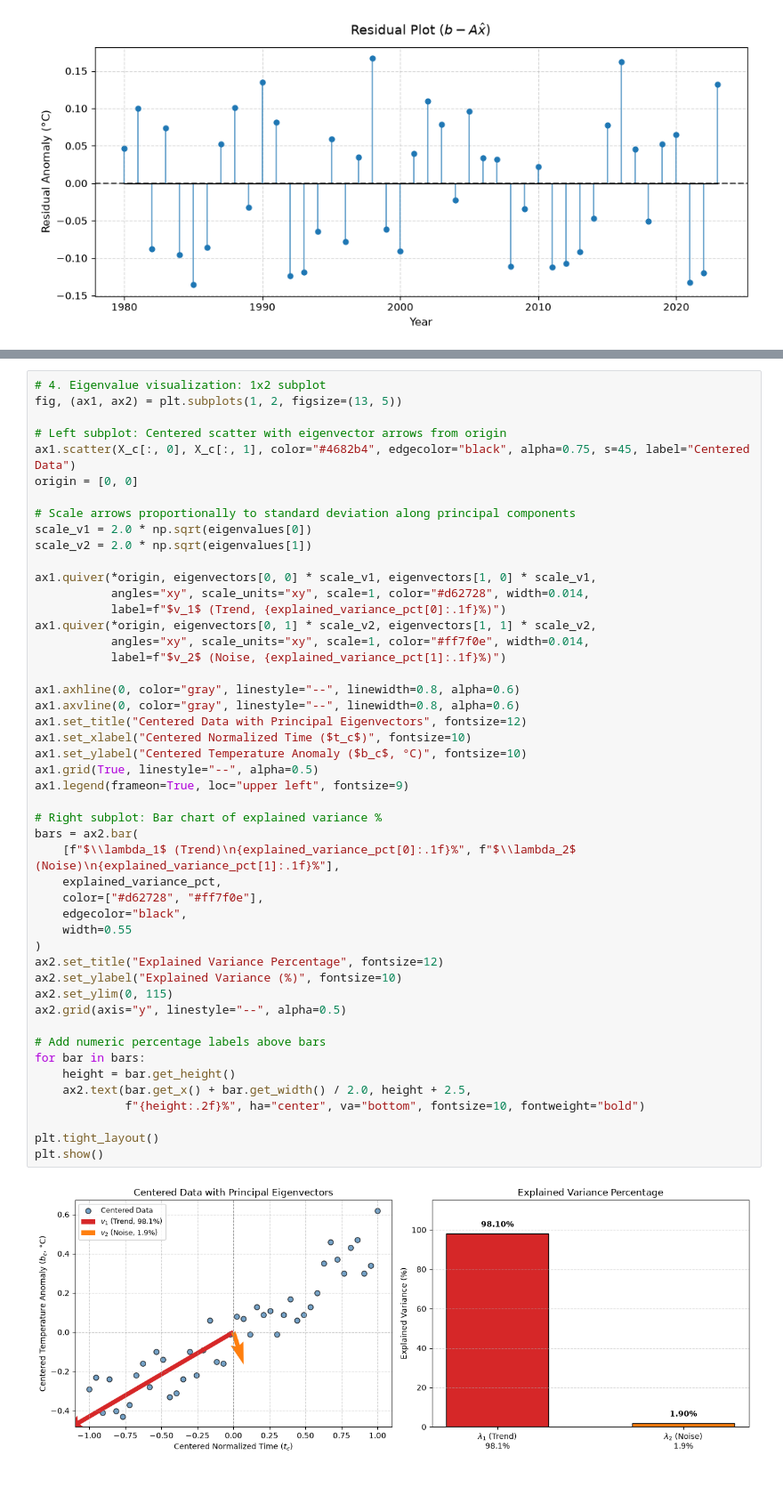
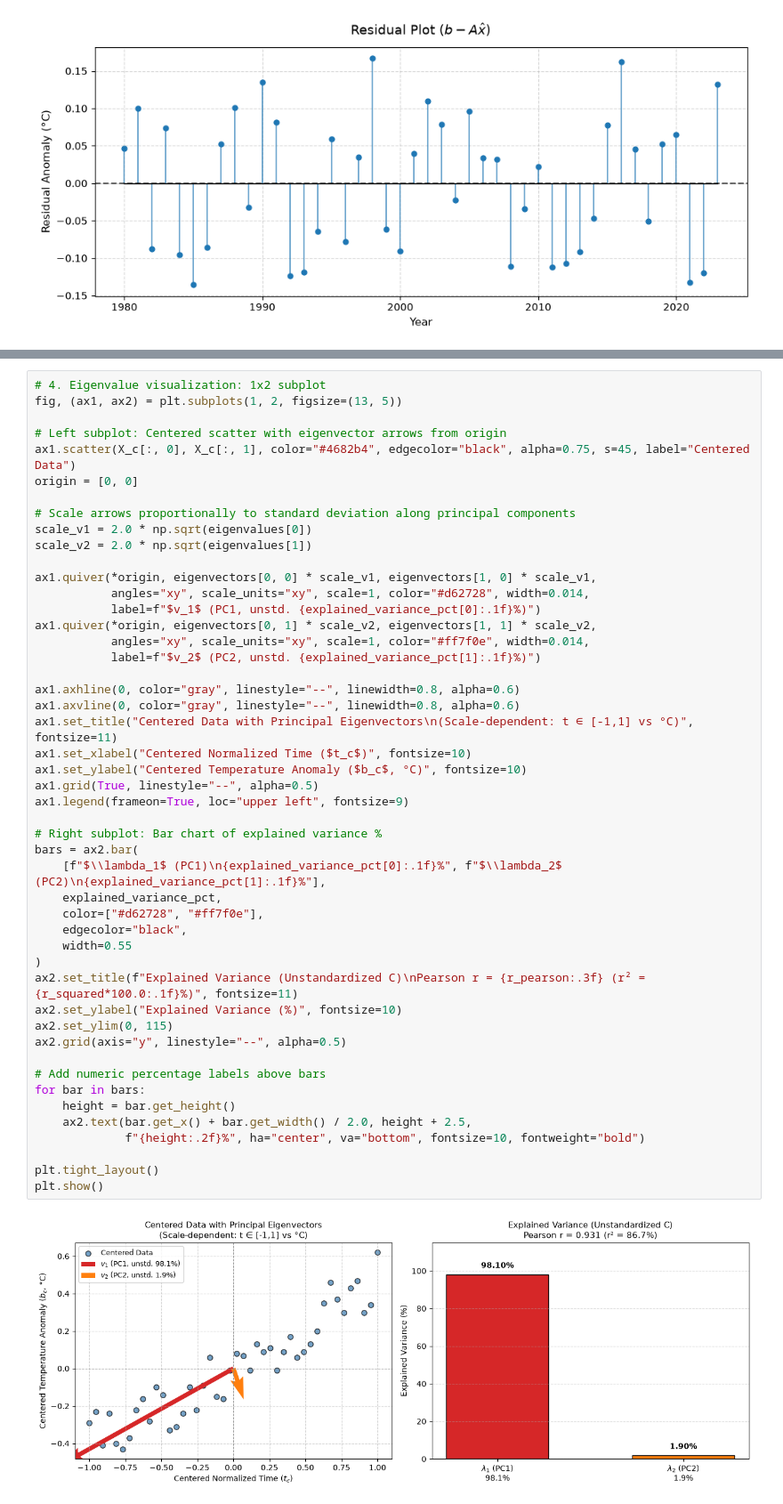
Before and after one commit to YatishGowda09/climate-change-linear-algebra, a Jupyter notebook: Climate_Change_Project.ipynb, the cells around one changed output, grey strips where cells are left out. Shown at 89% size. Saved outputs shown, nothing was run; the diff lists cells and outputs as text.

Commit message:
Address critical feedback: model selection honesty (degree 2 vs 3), ATA conditioning eigenvalues, and bivariate scale dependence

```diff
--- a/Climate_Change_Project.ipynb
+++ b/Climate_Change_Project.ipynb
@@ -1137,39 +1155,39 @@ scale_v2 = 2.0 * np.sqrt(eigenvalues[1])
 
 ax1.quiver(*origin, eigenvectors[0, 0] * scale_v1, eigenvectors[1, 0] * scale_v1,
            angles="xy", scale_units="xy", scale=1, color="#d62728", width=0.014,
-           label=f"$v_1$ (Trend, {explained_variance_pct[0]:.1f}%)")
+           label=f"$v_1$ (PC1, unstd. {explained_variance_pct[0]:.1f}%)")
 ax1.quiver(*origin, eigenvectors[0, 1] * scale_v2, eigenvectors[1, 1] * scale_v2,
            angles="xy", scale_units="xy", scale=1, color="#ff7f0e", width=0.014,
-           label=f"$v_2$ (Noise, {explained_variance_pct[1]:.1f}%)")
+           label=f"$v_2$ (PC2, unstd. {explained_variance_pct[1]:.1f}%)")
 
 ax1.axhline(0, color="gray", linestyle="--", linewidth=0.8, alpha=0.6)
 ax1.axvline(0, color="gray", linestyle="--", linewidth=0.8, alpha=0.6)
-ax1.set_title("Centered Data with Principal Eigenvectors", fontsize=12)
+ax1.set_title("Centered Data with Principal Eigenvectors\n(Scale-dependent: t ∈ [-1,1] vs °C)", fontsize=11)
 ax1.set_xlabel("Centered Normalized Time ($t_c$)", fontsize=10)
 ax1.set_ylabel("Centered Temperature Anomaly ($b_c$, °C)", fontsize=10)
 ax1.grid(True, linestyle="--", alpha=0.5)
 ax1.legend(frameon=True, loc="upper left", fontsize=9)
 
 # Right subplot: Bar chart of explained variance %
 bars = ax2.bar(
-    [f"$\\lambda_1$ (Trend)\n{explained_variance_pct[0]:.1f}%", f"$\\lambda_2$ (Noise)\n{explained_variance_pct[1]:.1f}%"],
+    [f"$\\lambda_1$ (PC1)\n{explained_variance_pct[0]:.1f}%", f"$\\lambda_2$ (PC2)\n{explained_variance_pct[1]:.1f}%"],
     explained_variance_pct,
     color=["#d62728", "#ff7f0e"],
     edgecolor="black",
     width=0.55
 )
-ax2.set_title("Explained Variance Percentage", fontsize=12)
+ax2.set_title(f"Explained Variance (Unstandardized C)\nPearson r = {r_pearson:.3f} (r² = {r_squared*100.0:.1f}%)", fontsize=11)
 ax2.set_ylabel("Explained Variance (%)", fontsize=10)
 ax2.set_ylim(0, 115)
 ax2.grid(axis="y", linestyle="--", alpha=0.5)
 
 # Add numeric percentage labels above bars
 for bar in bars:
     height = bar.get_height()
     ax2.text(bar.get_x() + bar.get_width() / 2.0, height + 2.5,
              f"{height:.2f}%", ha="center", va="bottom", fontsize=10, fontweight="bold")
 
 plt.tight_layout()
 plt.show()
 # %% [output]
-[figure, old version]
+[figure, new version]
```
Also changed, not shown: parts of 10 cells of this notebook, 5 other files.
